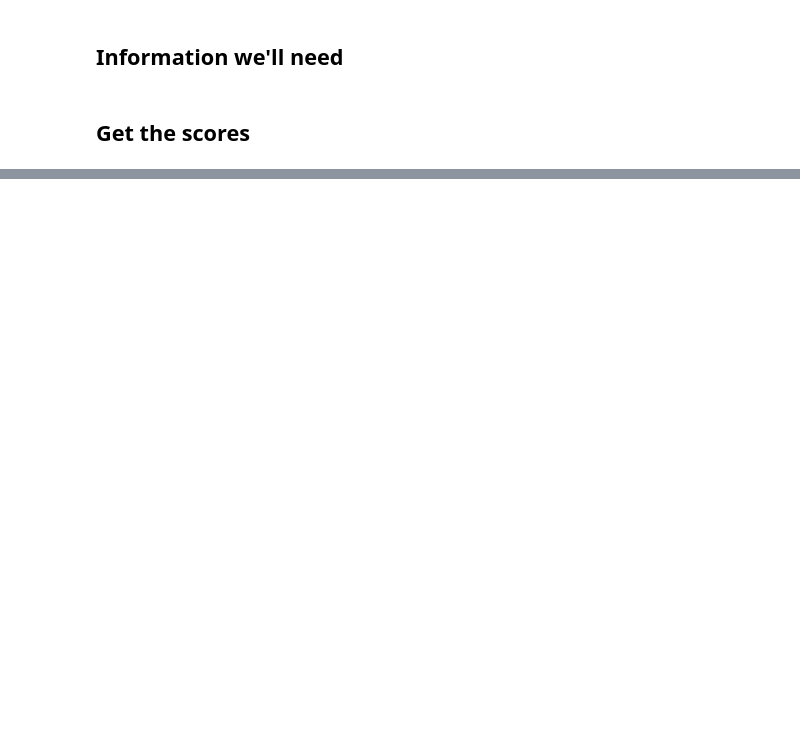
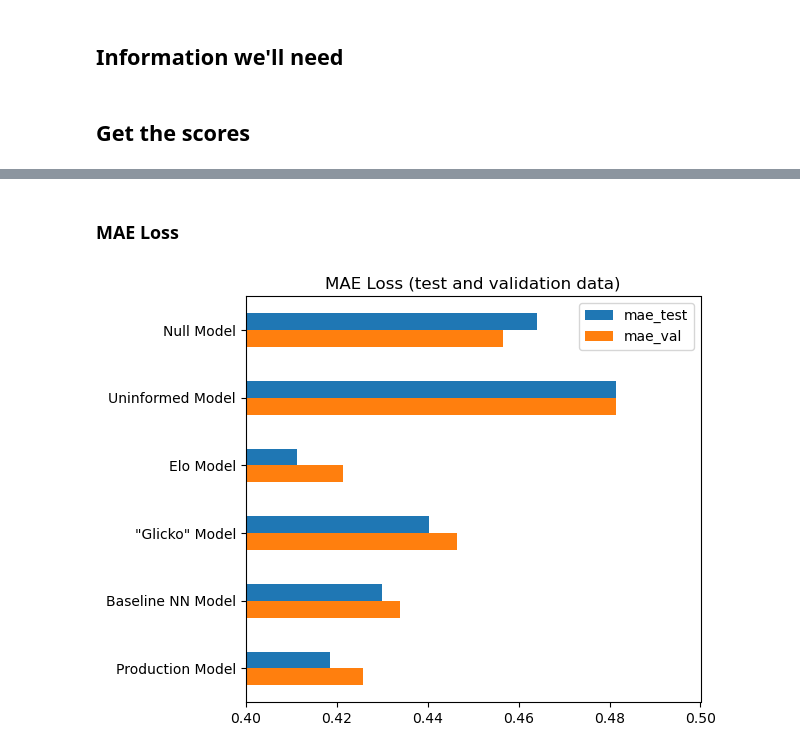
Before and after one commit to simonlazarus/Better-Chess-Matchmaking-with-AI, a Jupyter notebook: code/05_nn_modeling.ipynb, the cells around one changed output, grey strips where cells are left out. Cells and saved outputs as stored; diff of their text form; code cells hidden in the pictures; blank space fills up the shorter version.

```diff
--- a/code/05_nn_modeling.ipynb
+++ b/code/05_nn_modeling.ipynb
@@ -1066,0 +827,10 @@ pd.concat([results_df, pd.DataFrame(results_dict).T])
+# %% [markdown]
+### MAE Loss
+# %%
+df.plot(x="model_name", y=["mae_test", "mae_val"], kind="barh", xlim=(.4,.5), ylabel='',
+                                title='MAE Loss (test and validation data)')
+plt.gca().invert_yaxis();
+plt.tight_layout();
+plt.savefig('../images/mae.jpg')
+# %% [output]
+[figure, added]
```
Also changed, not shown: parts of 70 cells of this notebook, 12 other files.
